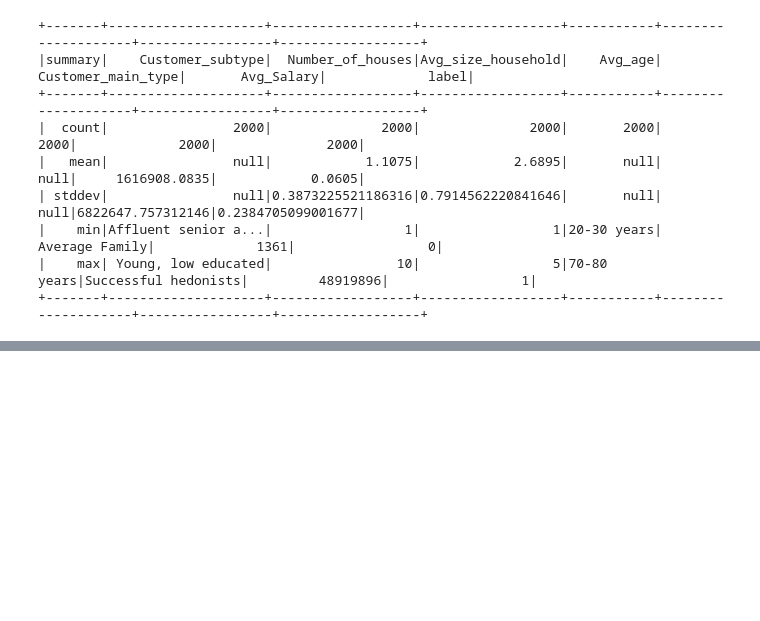
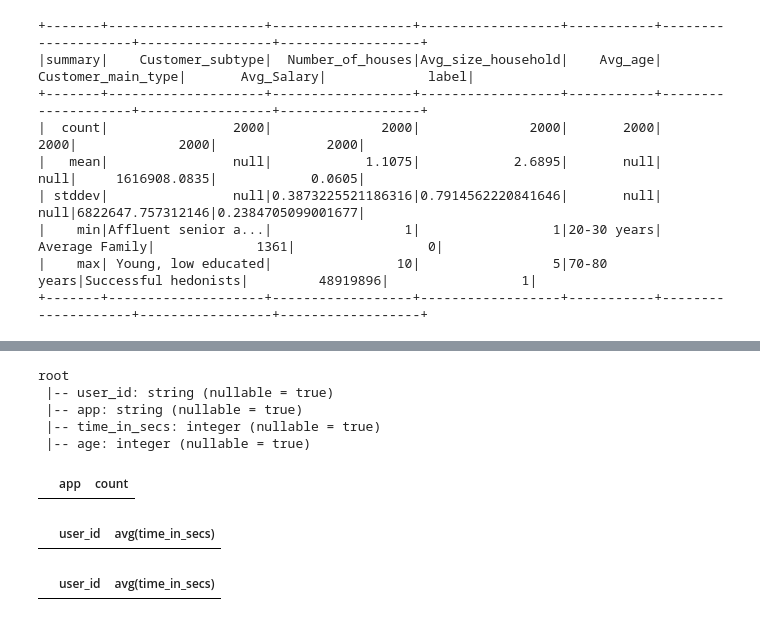
Before and after one commit to KonuTech/Spark-Intro-Courses, a Jupyter notebook: LearnPySpark.ipynb, the cells around one changed output, grey strips where cells are left out. Drawn from its saved outputs; the diff is of its cells as text; code cells hidden in the pictures; blank space fills up the shorter version.

```diff
--- a/LearnPySpark.ipynb
+++ b/LearnPySpark.ipynb
@@ -194,0 +790,8 @@ df.summary().show()
+# %%
+data.printSchema()
+# %% [output]
+root
+ |-- user_id: string (nullable = true)
+ |-- app: string (nullable = true)
+ |-- time_in_secs: integer (nullable = true)
+ |-- age: integer (nullable = true)
@@ -194,0 +802,4 @@ df.summary().show()
+# %%
+spark.sql("select * from count_query").toPandas().head(5)
+# %% [output]
+|  | app | count |
@@ -194,0 +812,4 @@ df.summary().show()
+# %%
+spark.sql("select * from fb_query").toPandas().head(5)
+# %% [output]
+|  | user_id | avg(time_in_secs) |
@@ -194,0 +818,4 @@ df.summary().show()
+# %%
+spark.sql("select * from fb_query").toPandas().head(5)
+# %% [output]
+|  | user_id | avg(time_in_secs) |
```
Also changed, not shown: parts of 79 cells of this notebook, 44 other files.
